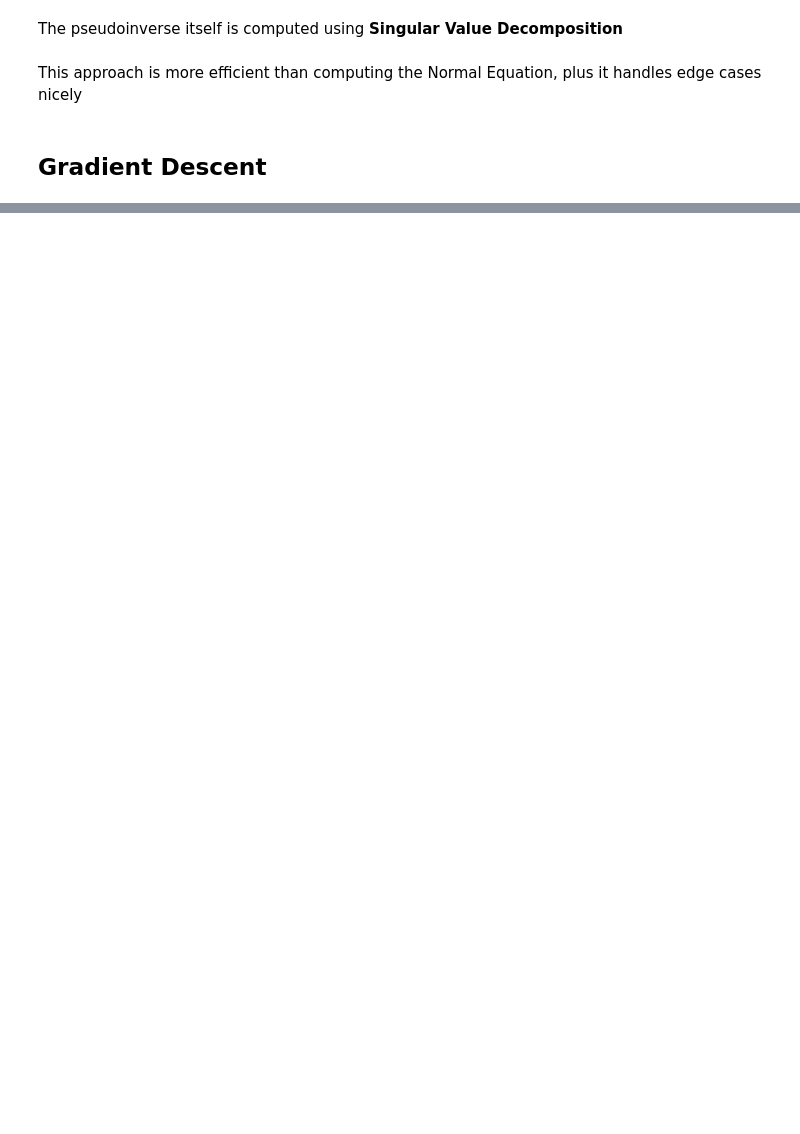
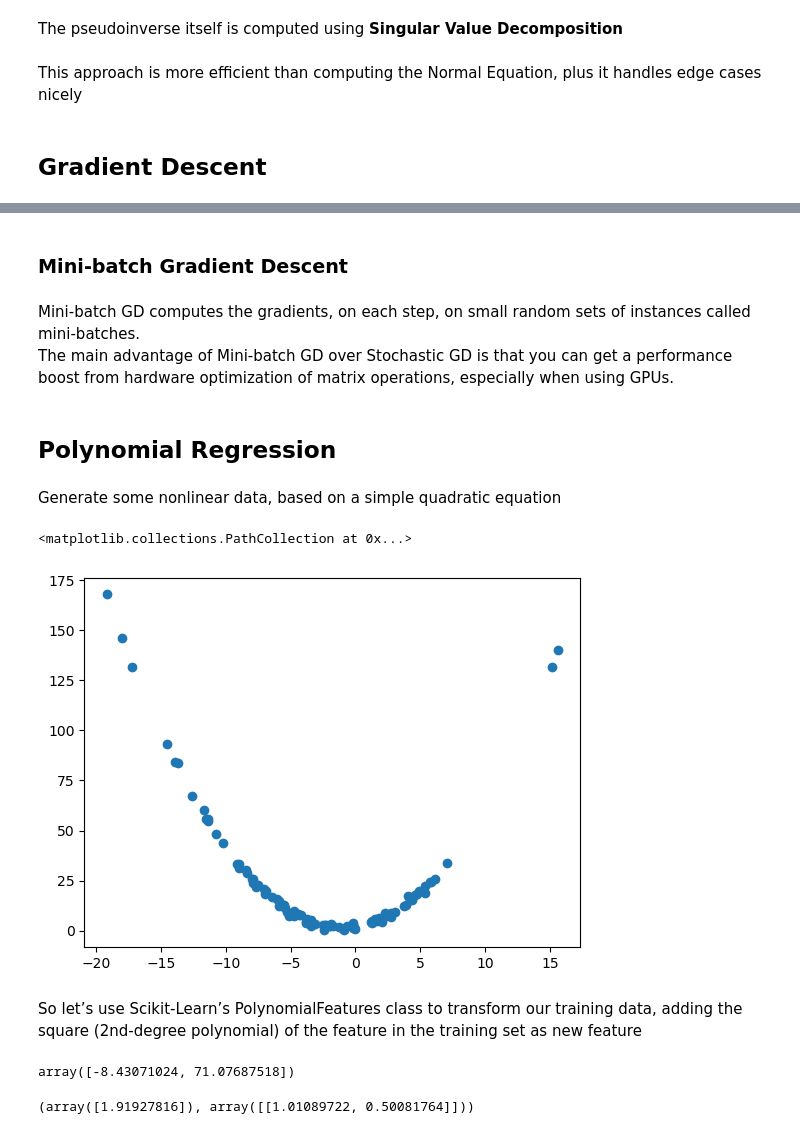
Before and after one commit to Ellzo/handson-ml-mysolutions, a Jupyter notebook: Chapter4/models_implementation.ipynb, the cells around one changed output, grey strips where cells are left out. Cells and saved outputs as stored; diff of their text form; code cells hidden in the pictures; blank space fills up the shorter version.

```diff
--- a/Chapter4/models_implementation.ipynb
+++ b/Chapter4/models_implementation.ipynb
@@ -109,0 +132,36 @@ for epoch in range(n_epoches):
+# %% [markdown]
+### Mini-batch Gradient Descent
+# %% [markdown]
+Mini-batch GD computes the gradients, on each step, on small random sets of instances called mini-batches. <br>
+The main advantage of Mini-batch GD over Stochastic GD is that you can
+get a performance boost from hardware optimization of matrix operations, especially
+when using GPUs.
+# %% [markdown]
+## Polynomial Regression
+# %% [markdown]
+Generate some nonlinear data, based on a simple quadratic equation
+# %%
+m = 100
+X = 6 * np.random.randn(m, 1) - 3
+y = 0.5 * X**2 + X + 2 + np.random.randn(m, 1)
+# %%
+plt.scatter(X, y)
+# %% [output]
+<matplotlib.collections.PathCollection at 0x...>
+[figure, added]
+# %% [markdown]
+So let’s use Scikit-Learn’s PolynomialFeatures class to transform our training data, adding the square (2nd-degree polynomial) of the feature in the training set as new feature
+# %%
+from sklearn.preprocessing import PolynomialFeatures
+poly_features = PolynomialFeatures(degree=2, include_bias=False)
+
+X_poly = poly_features.fit_transform(X)
+X_poly[0]
+# %% [output]
+array([-8.43071024, 71.07687518])
+# %%
+lin_reg = LinearRegression()
+lin_reg.fit(X_poly, y)
+lin_reg.intercept_, lin_reg.coef_
+# %% [output]
+(array([1.91927816]), array([[1.01089722, 0.50081764]]))
```
Also changed, not shown: parts of 22 cells of this notebook.
